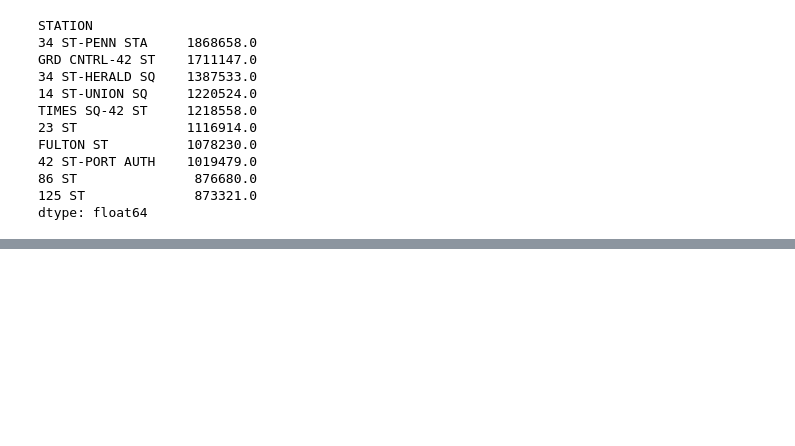
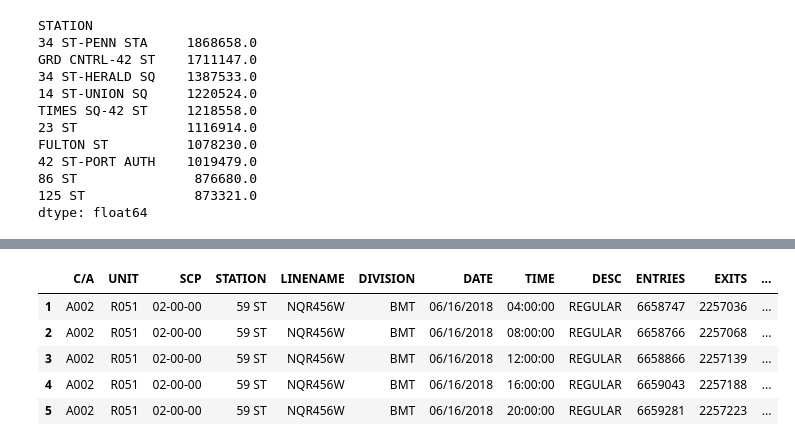
Before and after one commit to dlahtou/Benson_team1_sea18, a Jupyter notebook: Dan's Code.ipynb, the cells around one changed output, grey strips where cells are left out. Saved outputs shown, nothing was run; the diff lists cells and outputs as text; code cells hidden in the pictures; blank space fills up the shorter version.

```diff
--- a/Dan's Code.ipynb
+++ b/Dan's Code.ipynb
@@ -110,0 +142,11 @@ dtype: float64
+# %%
+first_datetime = df1['DATETIME'].min()
+df_day1 = df1[(df1['DATETIME'] > first_datetime)&(df1['DATETIME'] <= first_datetime + timedelta(days=1))]
+df_day1.head(5)
+# %% [output]
+|  | C/A | UNIT | SCP | STATION | LINENAME | DIVISION | DATE | TIME | DESC | ENTRIES | EXITS | ... |
+| 1 | A002 | R051 | 02-00-00 | 59 ST | NQR456W | BMT | 06/16/2018 | 04:00:00 | REGULAR | 6658747 | 2257036 | ... |
+| 2 | A002 | R051 | 02-00-00 | 59 ST | NQR456W | BMT | 06/16/2018 | 08:00:00 | REGULAR | 6658766 | 2257068 | ... |
+| 3 | A002 | R051 | 02-00-00 | 59 ST | NQR456W | BMT | 06/16/2018 | 12:00:00 | REGULAR | 6658866 | 2257139 | ... |
+| 4 | A002 | R051 | 02-00-00 | 59 ST | NQR456W | BMT | 06/16/2018 | 16:00:00 | REGULAR | 6659043 | 2257188 | ... |
+| 5 | A002 | R051 | 02-00-00 | 59 ST | NQR456W | BMT | 06/16/2018 | 20:00:00 | REGULAR | 6659281 | 2257223 | ... |
```
Also changed, not shown: parts of 11 cells of this notebook.
